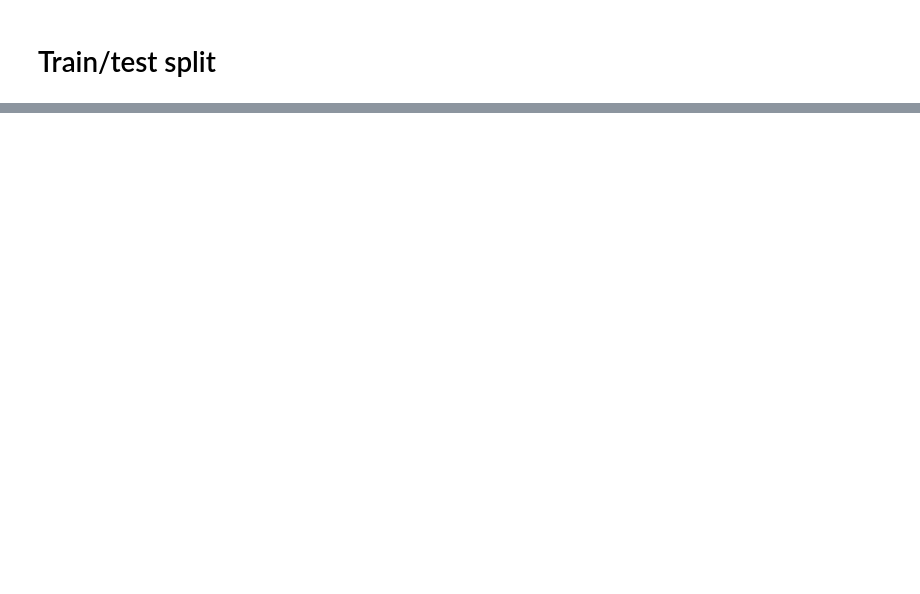
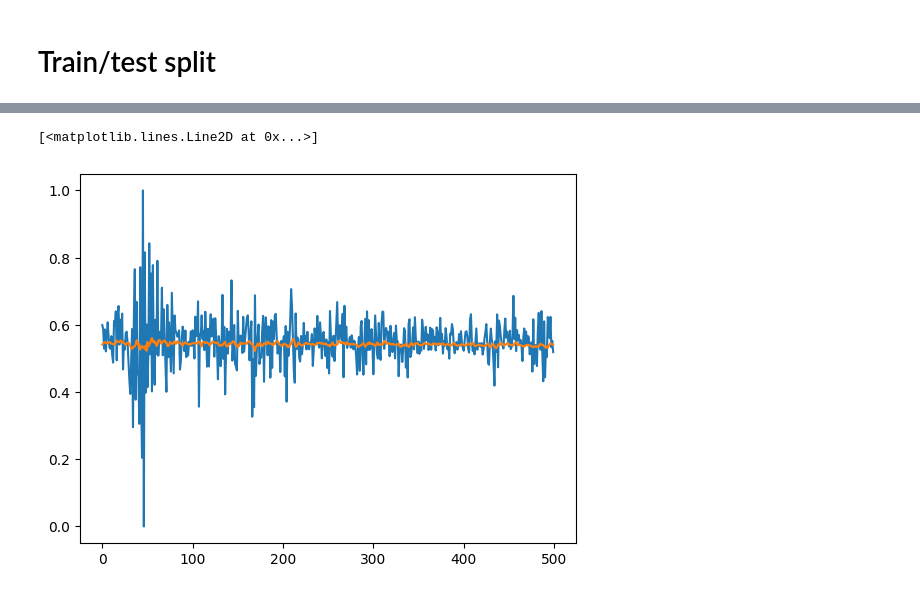
Before and after one commit to marcodigennaro/finance, a Jupyter notebook: finance/jupyter-notebooks/data.ipynb, the cells around one changed output, grey strips where cells are left out. Cells and saved outputs as stored; diff of their text form; code cells hidden in the pictures; blank space fills up the shorter version.

```diff
--- a/finance/jupyter-notebooks/data.ipynb
+++ b/finance/jupyter-notebooks/data.ipynb
@@ -176,0 +186,6 @@ ValueError: cannot reshape array of size 503 into shape (1,2)
+# %%
+y_pred = model.predict(X_test)
+
+plt.plot(y_test.values)
+plt.plot(y_pred)
+# %% [output]
@@ -176,0 +193,2 @@ ValueError: cannot reshape array of size 503 into shape (1,2)
+[<matplotlib.lines.Line2D at 0x...>]
+[figure, added]
```
Also changed, not shown: parts of 26 cells of this notebook, 7 other files.
